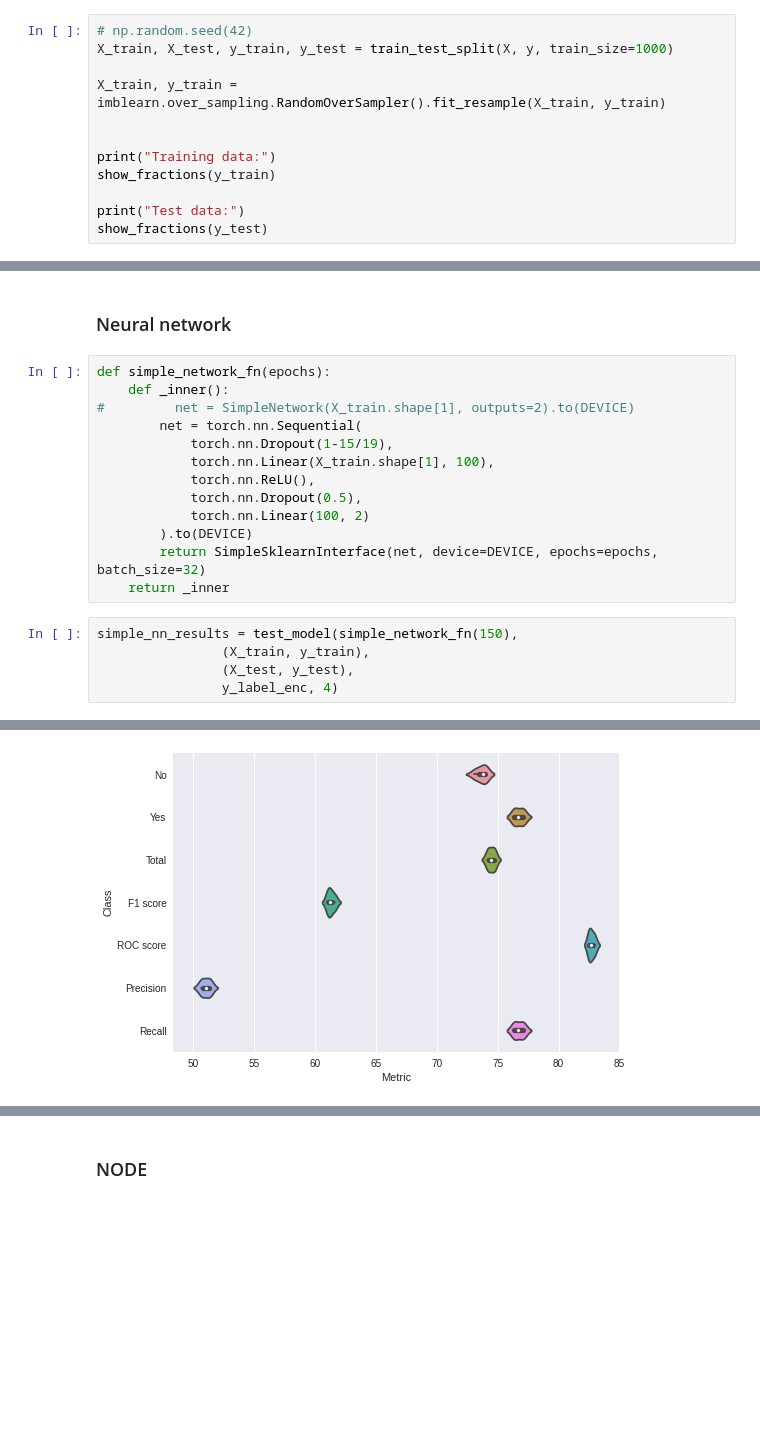
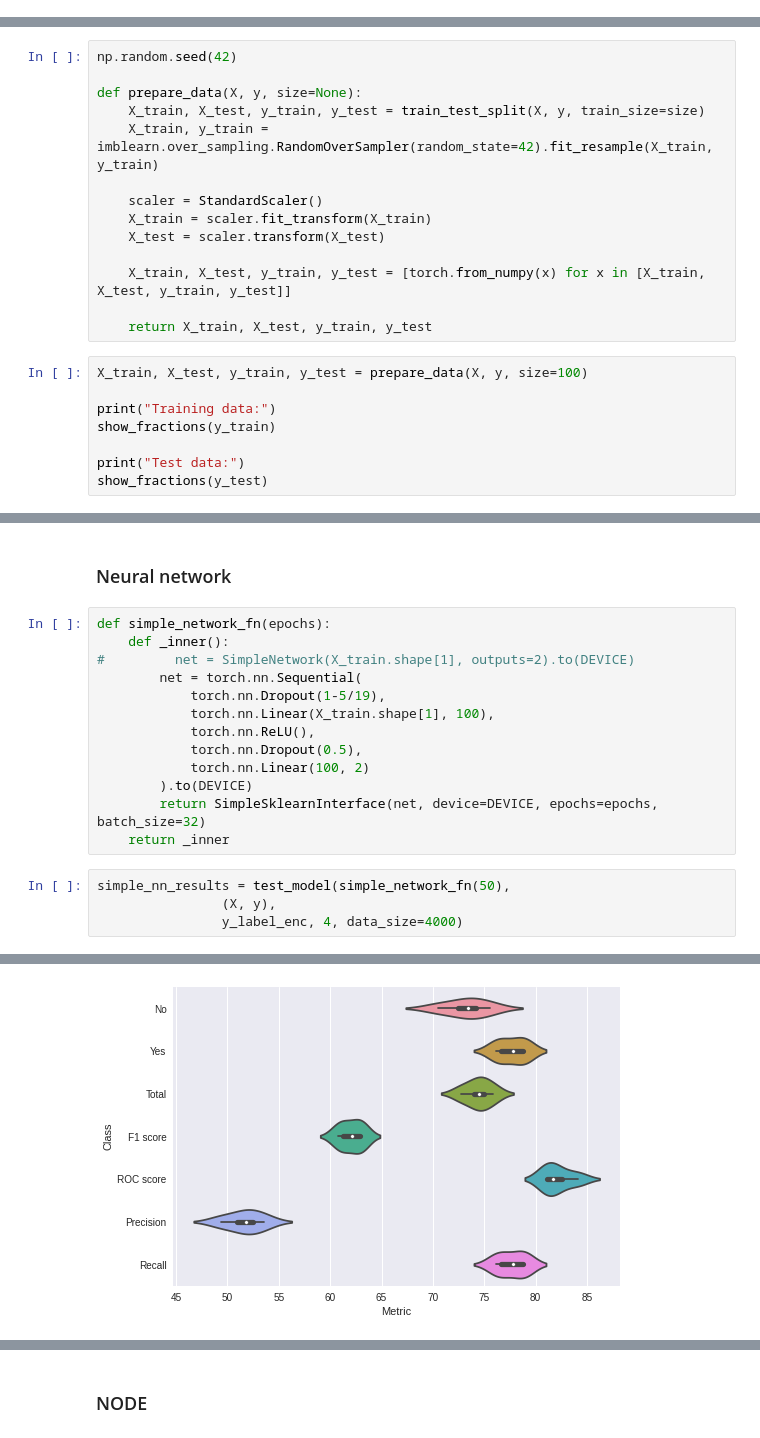
Before and after one commit to wwydmanski/hypernet-cnn, a Jupyter notebook: Benchmarks/Blastchar benchmark.ipynb, the cells around one changed output, grey strips where cells are left out. Drawn from its saved outputs; the diff is of its cells as text; blank space fills up the shorter version.

```diff
--- a/Benchmarks/Blastchar benchmark.ipynb
+++ b/Benchmarks/Blastchar benchmark.ipynb
@@ -109,14 +92,2 @@ def get_dataloader(X, y, size=None, batch_size=32):
 # %%
 import imblearn
-# %%
-# np.random.seed(42)
-X_train, X_test, y_train, y_test = train_test_split(X, y, train_size=1000)
-
-X_train, y_train = imblearn.over_sampling.RandomOverSampler().fit_resample(X_train, y_train)
-
-
-print("Training data:")
-show_fractions(y_train)
-
-print("Test data:")
-show_fractions(y_test)
@@ -137,0 +96,22 @@ X_train, X_test, y_train, y_test = [torch.from_numpy(x) for x in [X_train, X_tes
+# %%
+np.random.seed(42)
+
+def prepare_data(X, y, size=None):
+    X_train, X_test, y_train, y_test = train_test_split(X, y, train_size=size)
+    X_train, y_train = imblearn.over_sampling.RandomOverSampler(random_state=42).fit_resample(X_train, y_train)
+
+    scaler = StandardScaler()
+    X_train = scaler.fit_transform(X_train)
+    X_test = scaler.transform(X_test)
+
+    X_train, X_test, y_train, y_test = [torch.from_numpy(x) for x in [X_train, X_test, y_train, y_test]]
+
+    return X_train, X_test, y_train, y_test
+# %%
+X_train, X_test, y_train, y_test = prepare_data(X, y, size=100)
+
+print("Training data:")
+show_fractions(y_train)
+
+print("Test data:")
+show_fractions(y_test)
@@ -260,7 +169,7 @@ def simple_network_fn(epochs):
     def _inner():
 #         net = SimpleNetwork(X_train.shape[1], outputs=2).to(DEVICE)
         net = torch.nn.Sequential(
-            torch.nn.Dropout(1-15/19),
+            torch.nn.Dropout(1-5/19),
             torch.nn.Linear(X_train.shape[1], 100),
             torch.nn.ReLU(),
             torch.nn.Dropout(0.5),
@@ -269,8 +178,7 @@ def simple_network_fn(epochs):
         return SimpleSklearnInterface(net, device=DEVICE, epochs=epochs, batch_size=32)
     return _inner
 # %%
-simple_nn_results = test_model(simple_network_fn(150),
-                (X_train, y_train),
-                (X_test, y_test),
-                y_label_enc, 4)
+simple_nn_results = test_model(simple_network_fn(50),
+                (X, y),
+                y_label_enc, 4, data_size=4000)
 # %% [output]
@@ -277,4 +190,4 @@ simple_nn_results = test_model(simple_network_fn(150),
-[figure, old version]
+[figure, new version]
 # %%
 print_statistics(simple_nn_results)
 # %% [output]
```
Also changed, not shown: parts of 30 cells of this notebook, 9 other files.
